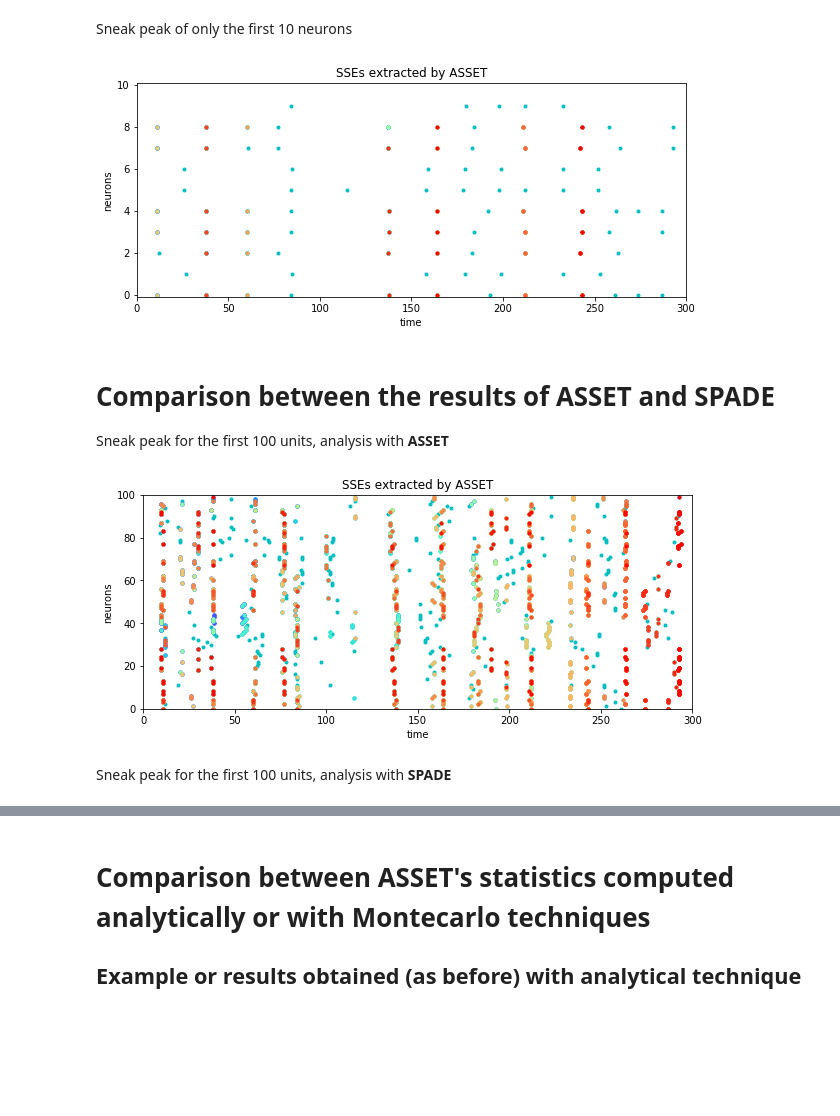
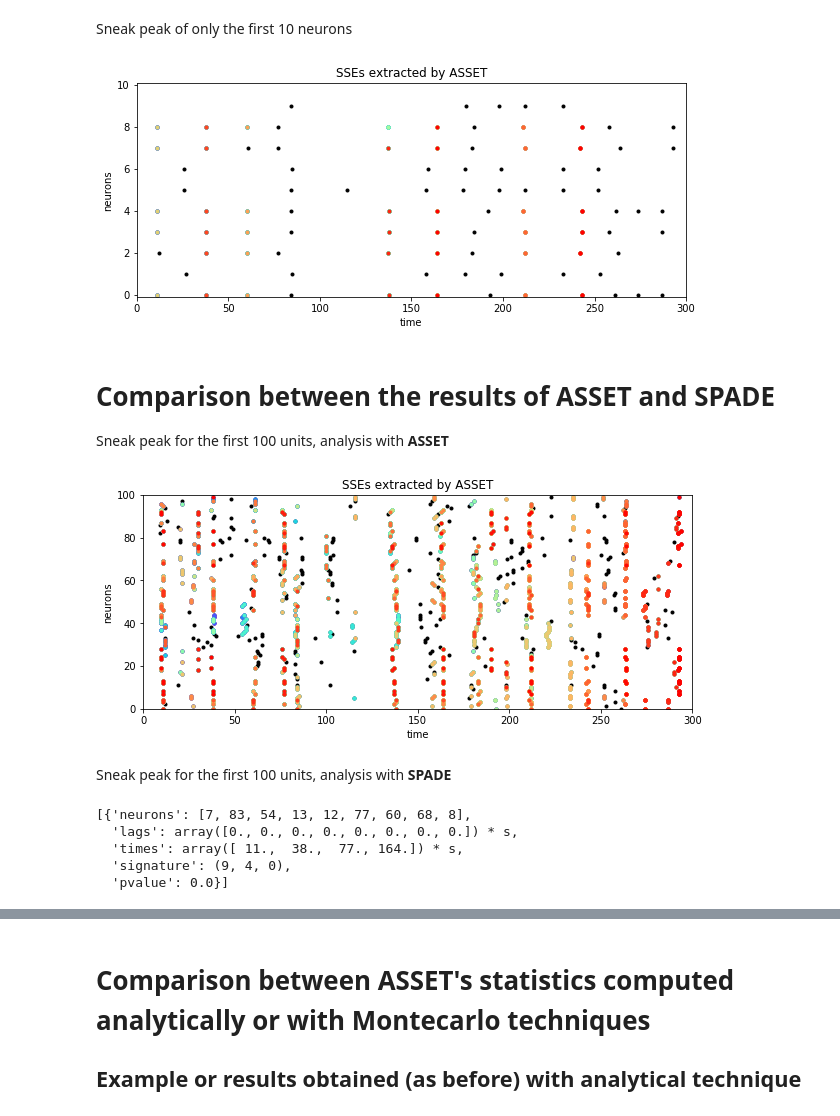
Before and after one commit to stellalessandra/pcp_use_cases, a Jupyter notebook: ASSET/asset_analysis_JN.ipynb, the cells around one changed output, grey strips where cells are left out. Saved outputs shown, nothing was run; the diff lists cells and outputs as text; code cells hidden in the pictures; blank space fills up the shorter version.

Commit message:
added plots but no montecarlo analysis

```diff
--- a/ASSET/asset_analysis_JN.ipynb
+++ b/ASSET/asset_analysis_JN.ipynb
@@ -23,4 +23,4 @@ sts = np.load(path + 'activations_st.npy')
 # take only the first N channels
 number_of_channels = 33865
 sts = sts[0:number_of_channels]
-path = path + str(number_of_channels) + '/'
+path
@@ -117,4 +120,5 @@ sse : dict
     at time bins i and j).
 
 '''
-sse = np.load(path + 'sse%i.npy' % number_of_channels).item()
+sse = np.load(path + str(number_of_channels) + '/' + 'sse%i.npy' % number_of_channels).item()
+sse
@@ -150,42 +177,49 @@ fig1.savefig(path + 'scatterplot_sse%i.png' % number_of_channels)
 # %% [markdown]
 Sneak peak of only the first 10 neurons
 # %%
-sse = np.load(path + '../../ASSET_fMRI/10/sse10.npy').item()
+sse = np.load('../../ASSET_fMRI/10/sse10.npy').item()
 import matplotlib
 # plotting of the SSEs found in the data
 inch2cm = 0.3937
 fig1 = plt.figure(figsize=(25*inch2cm, 10*inch2cm))
 ax1 = fig1.add_subplot(111)
 number_sses = len(sse.keys())
 colors = matplotlib.cm.rainbow(np.linspace(0,1,number_sses))
-sts = sts[0:10]
-for i, st in enumerate(sts):
+sts10 = sts[0:10]
+for i, st in enumerate(sts10):
     for n in st:
         ax1.set_xlim(0, 300)
         ax1.set_ylim(-0.1, 10.1)
         ax1.set_xlabel('time')
         ax1.set_ylabel('neurons')
         ax1.plot(n, i, '.', color='k')
 for index_sse in range(1, number_sses):
     # number_repetitions = len(sse[index_sse])
     for key, value in sse[index_sse].items():
         for bin_item in key:
             for neuron in value:
                 ax1.set_xlim(0, 300)
                 ax1.set_ylim(-0.1, 10.1)
                 ax1.set_xlabel('time')
                 ax1.set_ylabel('neurons')
                 ax1.set_title('SSEs extracted by ASSET')
                 ax1.plot(bin_item, neuron, '.', color=colors[index_sse])
 plt.show()
 # %% [output]
-[figure, old version]
+[figure, new version]
 # %% [markdown]
 # Comparison between the results of ASSET and SPADE
 
 Sneak peak for the first 100 units, analysis with **ASSET**
 # %%
-sse = np.load('../../ASSET_fMRI/100/sse100.npy').item()
+# take only the first N channels
+path = '../../ASSET_fMRI/'
+sts = np.load(path + 'activations_st.npy')
+
+number_of_channels = 100
+sts = sts[0:number_of_channels]
+
+sse = np.load(path + str(number_of_channels) + '/' + 'sse%i.npy' % number_of_channels).item()
 import matplotlib
 # plotting of the SSEs found in the data
 inch2cm = 0.3937
@@ -200,7 +234,7 @@ for i, st in enumerate(sts):
         ax1.set_ylim(-0.1, 100.1)
         ax1.set_xlabel('time')
         ax1.set_ylabel('neurons')
-        ax1.plot(n, i, '.', color='c')
+        ax1.plot(n, i, '.', color='k')
 for index_sse in range(1, number_sses):
     # number_repetitions = len(sse[index_sse])
     for key, value in sse[index_sse].items():
@@ -213,12 +247,21 @@ for index_sse in range(1, number_sses):
                 ax1.set_title('SSEs extracted by ASSET')
                 ax1.plot(bin_item, neuron, '.', color=colors[index_sse])
 plt.show()
+fig1.savefig(path + str(number_of_channels) + '/' + 'asset_results%i.png' % number_of_channels)
 # %% [output]
-[figure, old version]
+[figure, new version]
 # %% [markdown]
 Sneak peak for the first 100 units, analysis with **SPADE**
 # %%
 stps = np.load('../../spade_fmri/100/spade_res100.npy').item()
+stps = stps['patterns']
+stps
+# %% [output]
+[{'neurons': [7, 83, 54, 13, 12, 77, 60, 68, 8],
+  'lags': array([0., 0., 0., 0., 0., 0., 0., 0.]) * s,
+  'times': array([ 11.,  38.,  77., 164.]) * s,
+  'signature': (9, 4, 0),
+  'pvalue': 0.0}]
 # %%
 import matplotlib
 # plotting of the SSEs found in the data
```
Also changed, not shown: parts of 40 cells of this notebook.
